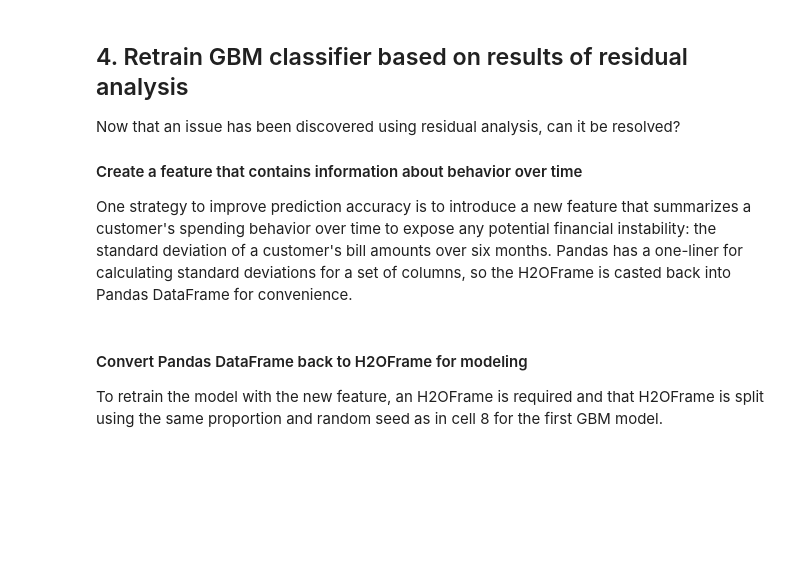
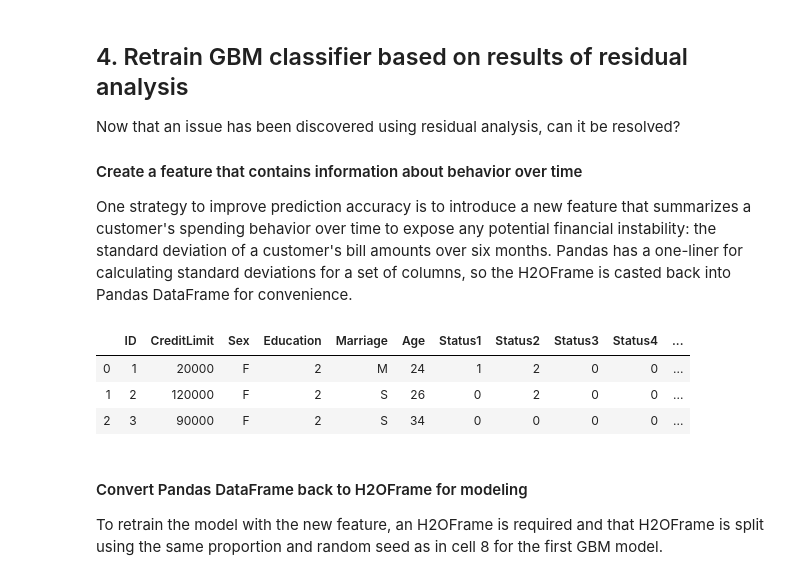
Before and after one commit to davidwhiting/aquarium_h2o3_sw, a Jupyter notebook: contents/develop/my_mli/resid_sens_analysis.ipynb, the cells around one changed output. Cells and saved outputs as stored; diff of their text form; code cells hidden in the pictures; blank space fills up the shorter version.

```diff
--- a/contents/develop/my_mli/resid_sens_analysis.ipynb
+++ b/contents/develop/my_mli/resid_sens_analysis.ipynb
@@ -89,8 +107,7 @@ The credit card default data is available as an `.xls` file. Pandas reads `.xls`
 # %%
 # import XLS file
 path = 'default_of_credit_card_clients.xls'
-data = pd.read_excel(path,
-                     skiprows=1)
+data = pd.read_excel(path, skiprows=1)
 
 # remove spaces from target column name
-data = data.rename(columns={'default payment next month': 'DEFAULT_NEXT_MONTH'})
+data = data.rename(columns={'default payment next month': 'Default'})
@@ -251,8 +351,13 @@ Now that an issue has been discovered using residual analysis, can it be resolve
 One strategy to improve prediction accuracy is to introduce a new feature that summarizes a customer's spending behavior over time to expose any potential financial instability: the standard deviation of a customer's bill amounts over six months. Pandas has a one-liner for calculating standard deviations for a set of columns, so the H2OFrame is casted back into Pandas DataFrame for convenience.
 # %%
 data = data.as_data_frame()
-data['bill_std'] = data[['BILL_AMT1', 'BILL_AMT2', 'BILL_AMT3', 'BILL_AMT4', 'BILL_AMT5', 'BILL_AMT6']].std(axis=1)
+data['bill_std'] = data[['BillAmt1', 'BillAmt2', 'BillAmt3', 'BillAmt4', 'BillAmt5', 'BillAmt6']].std(axis=1)
 data.head(n=3)
+# %% [output]
+|  | ID | CreditLimit | Sex | Education | Marriage | Age | Status1 | Status2 | Status3 | Status4 | ... |
+| 0 | 1 | 20000 | F | 2 | M | 24 | 1 | 2 | 0 | 0 | ... |
+| 1 | 2 | 120000 | F | 2 | S | 26 | 0 | 2 | 0 | 0 | ... |
+| 2 | 3 | 90000 | F | 2 | S | 34 | 0 | 0 | 0 | 0 | ... |
 # %% [markdown]
 #### Convert Pandas DataFrame back to H2OFrame for modeling
 To retrain the model with the new feature, an H2OFrame is required and that H2OFrame is split using the same proportion and random seed as in cell 8 for the first GBM model.
```
Also changed, not shown: parts of 39 cells of this notebook.
